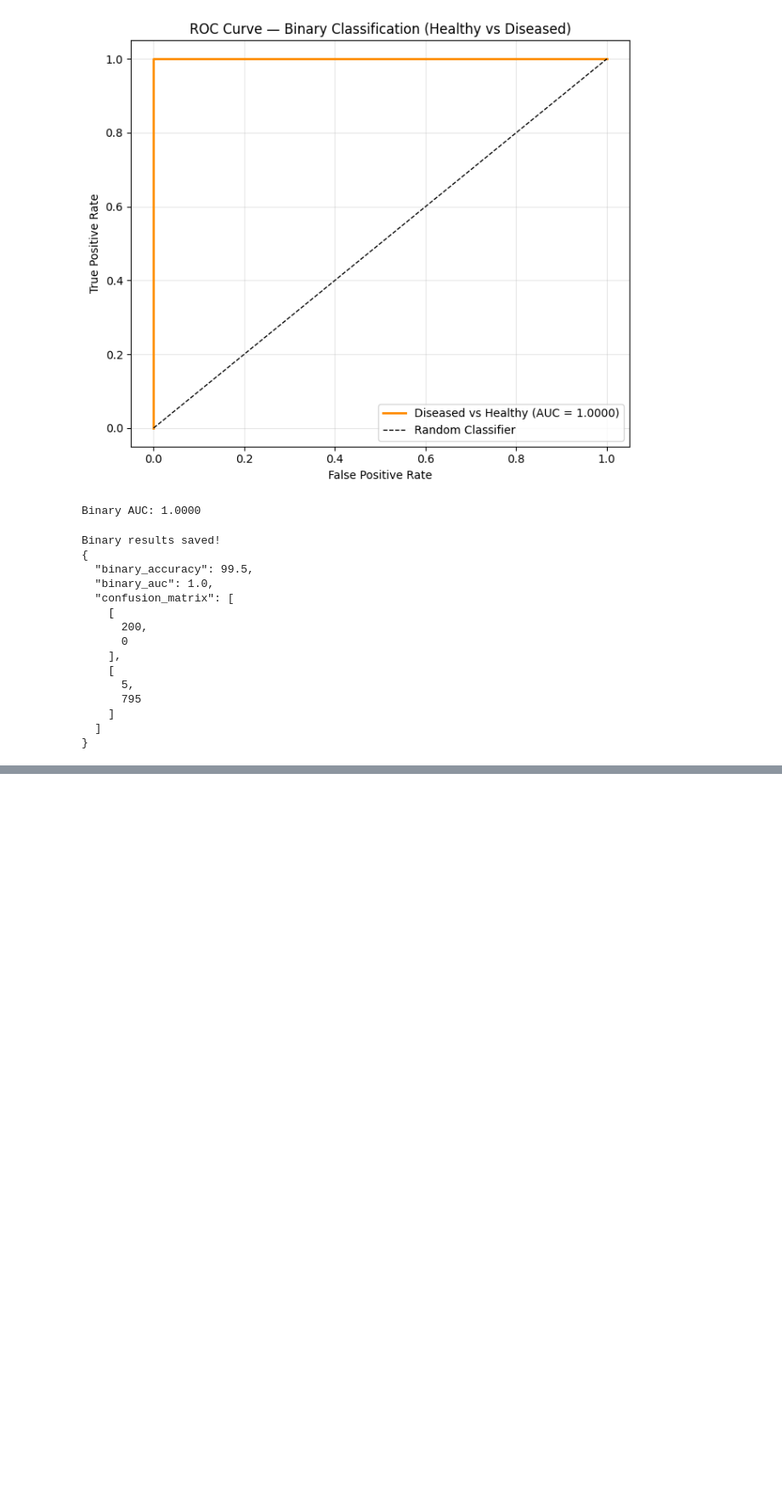
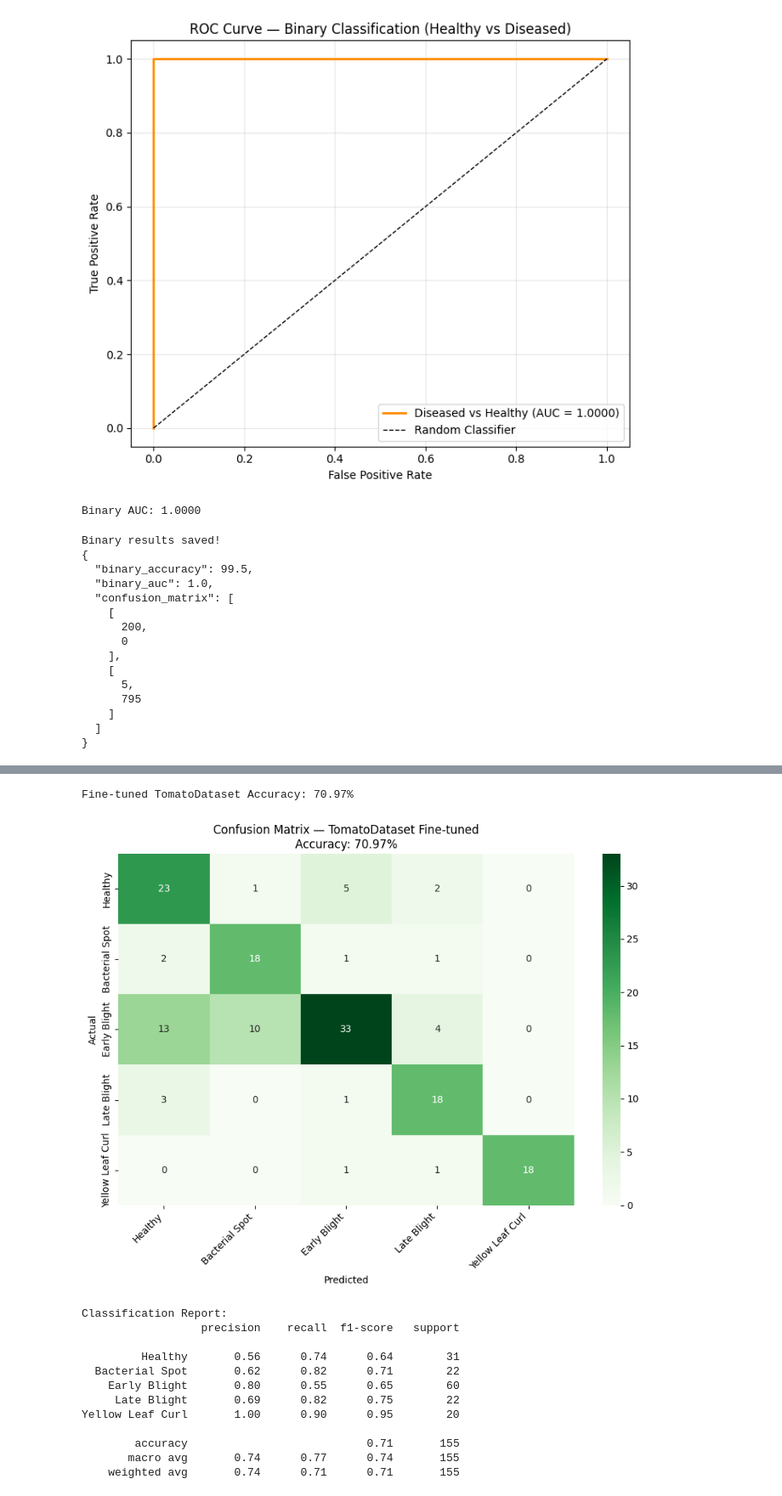
Before and after one commit to SammyBoi242006/CCPS_project, a Jupyter notebook: models/final_model_V2.2.ipynb, the cells around one changed output, grey strips where cells are left out. Shown at 85% size. Cells and saved outputs as stored; diff of their text form; code cells hidden in the pictures; blank space fills up the shorter version.

```diff
--- a/models/final_model_V2.2.ipynb
+++ b/models/final_model_V2.2.ipynb
@@ -1510,0 +1679,6 @@ Binary results saved!
+# %%
+print("TomatoDataset class breakdown:")
+for idx, name in enumerate(short_names):
+    count = tomato_labels.count(idx)
+    print(f"  {name}: {count}")
+print(f"Total: {len(tomato_paths)}")
@@ -1510,0 +1778,14 @@ Binary results saved!
+# %%
+checkpoint = torch.load(
+    os.path.join(MODELS, 'best_hybrid_v2.pth'),
+    map_location=device
+)
+model.load_state_dict(checkpoint['model_state_dict'])
+print(f"Base model loaded — PlantVillage Val Acc: {checkpoint['val_acc']:.2f}%")
+
+# Unfreeze everything
+for param in model.parameters():
+    param.requires_grad = True
+
+trainable = sum(p.numel() for p in model.parameters() if p.requires_grad)
+print(f"All params unfrozen: {trainable:,}")
@@ -1510,0 +1886,57 @@ Binary results saved!
+# %%
+checkpoint_td = torch.load(
+    os.path.join(MODELS, 'best_hybrid_v2_tomato_finetuned.pth'),
+    map_location=device
+)
+model.load_state_dict(checkpoint_td['model_state_dict'])
+model.eval()
+
+td_ft_preds, td_ft_labels, td_ft_probs = [], [], []
+
+with torch.no_grad():
+    for images, labels in td_test_loader:
+        images  = images.to(device)
+        outputs = model(images)
+        probs   = F.softmax(outputs, dim=1).cpu().numpy()
+        preds   = outputs.argmax(dim=1).cpu().numpy()
+        td_ft_preds.extend(preds)
+        td_ft_labels.extend(labels.numpy())
+        td_ft_probs.extend(probs)
+
+td_ft_preds  = np.array(td_ft_preds)
+td_ft_labels = np.array(td_ft_labels)
+td_ft_probs  = np.array(td_ft_probs)
+
+td_ft_acc = (td_ft_preds == td_ft_labels).mean() * 100
+print(f"Fine-tuned TomatoDataset Accuracy: {td_ft_acc:.2f}%")
+
+# Confusion matrix
+cm_td_ft = confusion_matrix(td_ft_labels, td_ft_preds)
+plt.figure(figsize=(9, 7))
+sns.heatmap(cm_td_ft, annot=True, fmt='d', cmap='Greens',
+            xticklabels=short_names, yticklabels=short_names)
+plt.title(f'Confusion Matrix — TomatoDataset Fine-tuned\nAccuracy: {td_ft_acc:.2f}%')
+plt.ylabel('Actual')
+plt.xlabel('Predicted')
+plt.xticks(rotation=45, ha='right')
+plt.tight_layout()
+plt.savefig(os.path.join(RESULTS, 'tomato_finetuned_confusion_matrix.png'), dpi=150)
+plt.show()
+
+print("\nClassification Report:")
+print(classification_report(td_ft_labels, td_ft_preds, target_names=short_names))
+# %% [output]
+Fine-tuned TomatoDataset Accuracy: 70.97%
+[figure, added]
+Classification Report:
+                  precision    recall  f1-score   support
+
+         Healthy       0.56      0.74      0.64        31
+  Bacterial Spot       0.62      0.82      0.71        22
+    Early Blight       0.80      0.55      0.65        60
+     Late Blight       0.69      0.82      0.75        22
+Yellow Leaf Curl       1.00      0.90      0.95        20
+
+        accuracy                           0.71       155
+       macro avg       0.74      0.77      0.74       155
+    weighted avg       0.74      0.71      0.71       155
```
Also changed, not shown: parts of 16 cells of this notebook.
